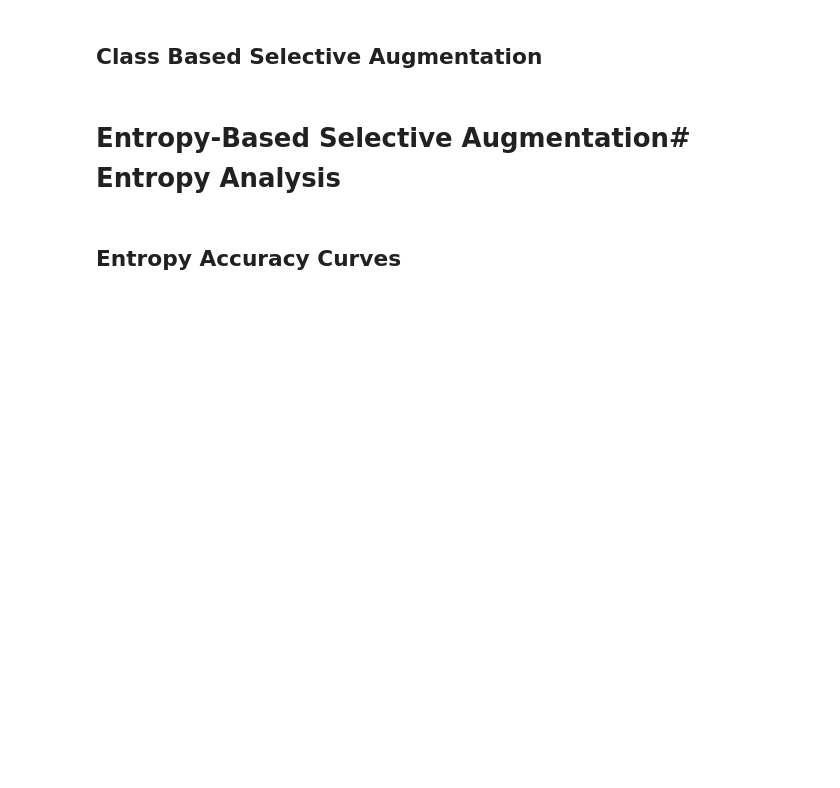
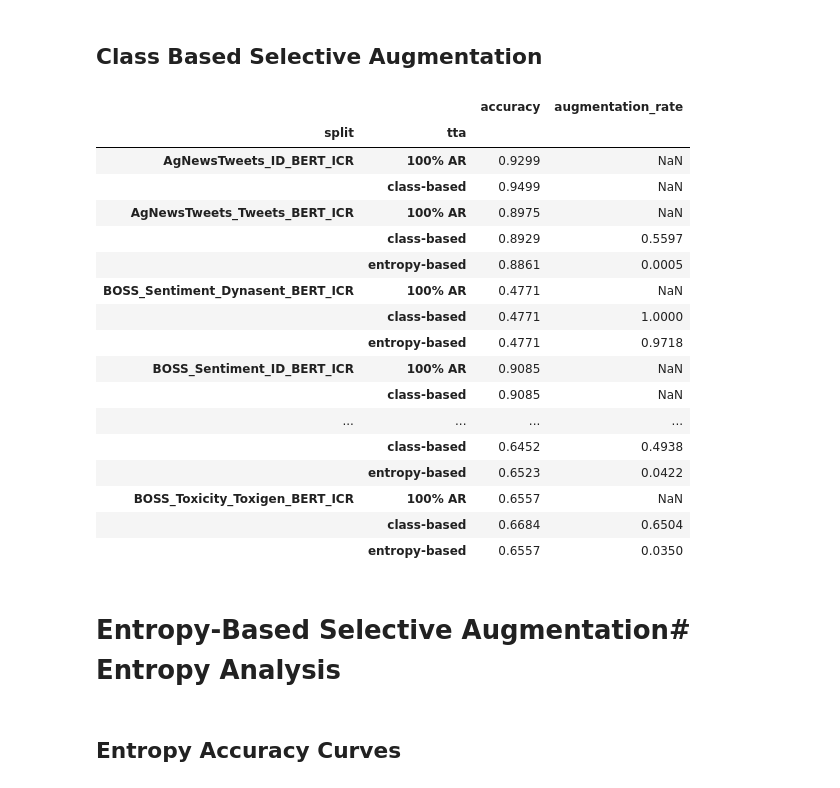
Before and after one commit to Kyle1668/LLM-TTA, a Jupyter notebook: notebooks/method_analysis_paper.ipynb, the cells around one changed output. Drawn from its saved outputs; the diff is of its cells as text; code cells hidden in the pictures; blank space fills up the shorter version.

```diff
--- a/notebooks/method_analysis_paper.ipynb
+++ b/notebooks/method_analysis_paper.ipynb
@@ -368,11 +579,15 @@ for id_icr_split in id_icr_logs:
     # display(change_predictions_count_by_label)
     # display(labels_list)
 
-    # print("Baseline Report")
-    # print(classification_report(id_icr_data["label"], id_icr_data["tta_predicted_class"], digits=4, zero_division=0))
     perf_records.append({
         "split": id_icr_split,
-        "selective augmentation": None,
+        "tta": None,
+        "accuracy": classification_report(id_icr_data["label"], id_icr_data["original_predicted_class"], digits=4, zero_division=0, output_dict=True)["accuracy"],
+    })
+
+    perf_records.append({
+        "split": id_icr_split,
+        "tta": "100% AR",
         "accuracy": classification_report(id_icr_data["label"], id_icr_data["tta_predicted_class"], digits=4, zero_division=0, output_dict=True)["accuracy"],
     })
 
@@ -381,50 +596,77 @@ for id_icr_split in id_icr_logs:
     # print(classification_report(id_icr_data["label"], selective_predictions, digits=4, zero_division=0))
     perf_records.append({
         "split": id_icr_split,
-        "selective augmentation": "class-based",
+        "tta": "class-based",
         "accuracy": classification_report(id_icr_data["label"], selective_predictions, digits=4, zero_division=0, output_dict=True)["accuracy"],
     })
 
     # print("Evlauate on OOD Shifts")
     for ood_icr_report in [shift for shift in ood_icr_reports if id_icr_split[:10] in shift]:
         ood_icr_data = inference_logs[ood_icr_report].to_pandas()
         # print(f"{ood_icr_report} TTA Baseline:")
         # print(classification_report(ood_icr_data["label"], ood_icr_data["tta_predicted_class"], digits=4, zero_division=0))
         perf_records.append({
             "split": ood_icr_report,
-            "selective augmentation": None,
+            "tta": None,
+            "accuracy": classification_report(ood_icr_data["label"], ood_icr_data["original_predicted_class"], digits=4, zero_division=0, output_dict=True)["accuracy"],
+        })
+
+        perf_records.append({
+            "split": ood_icr_report,
+            "tta": "100% AR",
             "accuracy": classification_report(ood_icr_data["label"], ood_icr_data["tta_predicted_class"], digits=4, zero_division=0, output_dict=True)["accuracy"],
         })
 
         # print(f"{ood_icr_report} Selective Augment: Class-based:")
         selective_predictions = ood_icr_data.apply(lambda row: row["tta_predicted_class"] if row["original_predicted_class"] in labels_list else row["original_predicted_class"], axis=1)
         # print(classification_report(ood_icr_data["label"], selective_predictions, digits=4, zero_division=0))
         perf_records.append({
             "split": ood_icr_report,
-            "selective augmentation": "class-based",
+            "tta": "class-based",
             "accuracy": classification_report(ood_icr_data["label"], selective_predictions, digits=4, zero_division=0, output_dict=True)["accuracy"],
+            "augmentation_rate": sum(ood_icr_data["original_predicted_class"].isin(labels_list)) / len(ood_icr_data),
         })
 
         # print(f"{ood_icr_report} Selective Augment: Entropy-based")
         optimal_entropy_threshold = optimal_entropy_thresholds[id_icr_split]["threshold"]
         accuracy = get_entropy_threshold_accuracy(optimal_entropy_threshold, ood_icr_data)[0]
         perf_records.append({
             "split": ood_icr_report,
-            "selective augmentation": "entropy-based",
+            "tta": "entropy-based",
             "accuracy": accuracy,
+            "augmentation_rate": sum(ood_icr_data["original_prediction_entropy"] > optimal_entropy_threshold) / len(ood_icr_data),
         })
 
-        # print(f"{ood_icr_report} Selective Augment: Class-based & Entropy-based")
-        selective_predictions = ood_icr_data.apply(lambda row: combined_selective_augment(row, optimal_entropy_threshold, labels_list), axis=1)
-        # print(classification_report(ood_icr_data["label"], selective_predictions, digits=4, zero_division=0))
-        perf_records.append({
-            "split": ood_icr_report,
-            "selective augmentation": "class-based or entropy-based",
-            "accuracy": classification_report(ood_icr_data["label"], selective_predictions, digits=4, zero_division=0, output_dict=True)["accuracy"],
-        })
+        # # print(f"{ood_icr_report} Selective Augment: Class-based & Entropy-based")
+        # selective_predictions = ood_icr_data.apply(lambda row: combined_selective_augment(row, optimal_entropy_threshold, labels_list), axis=1)
+        # # print(classification_report(ood_icr_data["label"], selective_predictions, digits=4, zero_division=0))
+        # perf_records.append({
+        #     "split": ood_icr_report,
+        #     "tta": "class-based or entropy-based",
+        #     "accuracy": classification_report(ood_icr_data["label"], selective_predictions, digits=4, zero_division=0, output_dict=True)["accuracy"],
+        # })
 
 
-pd.DataFrame(perf_records)
+pd.DataFrame(perf_records).groupby(["split", "tta"]).mean().round(4)
+# %% [output]
+|  |  | accuracy | augmentation_rate |
+| split | tta |  |  |
+| AgNewsTweets_ID_BERT_ICR | 100% AR | 0.9299 | NaN |
+|  | class-based | 0.9499 | NaN |
+| AgNewsTweets_Tweets_BERT_ICR | 100% AR | 0.8975 | NaN |
+|  | class-based | 0.8929 | 0.5597 |
+|  | entropy-based | 0.8861 | 0.0005 |
+| BOSS_Sentiment_Dynasent_BERT_ICR | 100% AR | 0.4771 | NaN |
+|  | class-based | 0.4771 | 1.0000 |
+|  | entropy-based | 0.4771 | 0.9718 |
+| BOSS_Sentiment_ID_BERT_ICR | 100% AR | 0.9085 | NaN |
+|  | class-based | 0.9085 | NaN |
+| ... | ... | ... | ... |
+|  | class-based | 0.6452 | 0.4938 |
+|  | entropy-based | 0.6523 | 0.0422 |
+| BOSS_Toxicity_Toxigen_BERT_ICR | 100% AR | 0.6557 | NaN |
+|  | class-based | 0.6684 | 0.6504 |
+|  | entropy-based | 0.6557 | 0.0350 |
 # %% [markdown]
 # Entropy-Based Selective Augmentation# Entropy Analysis
 # %% [markdown]
```
Also changed, not shown: parts of 16 cells of this notebook, 2 other files.
